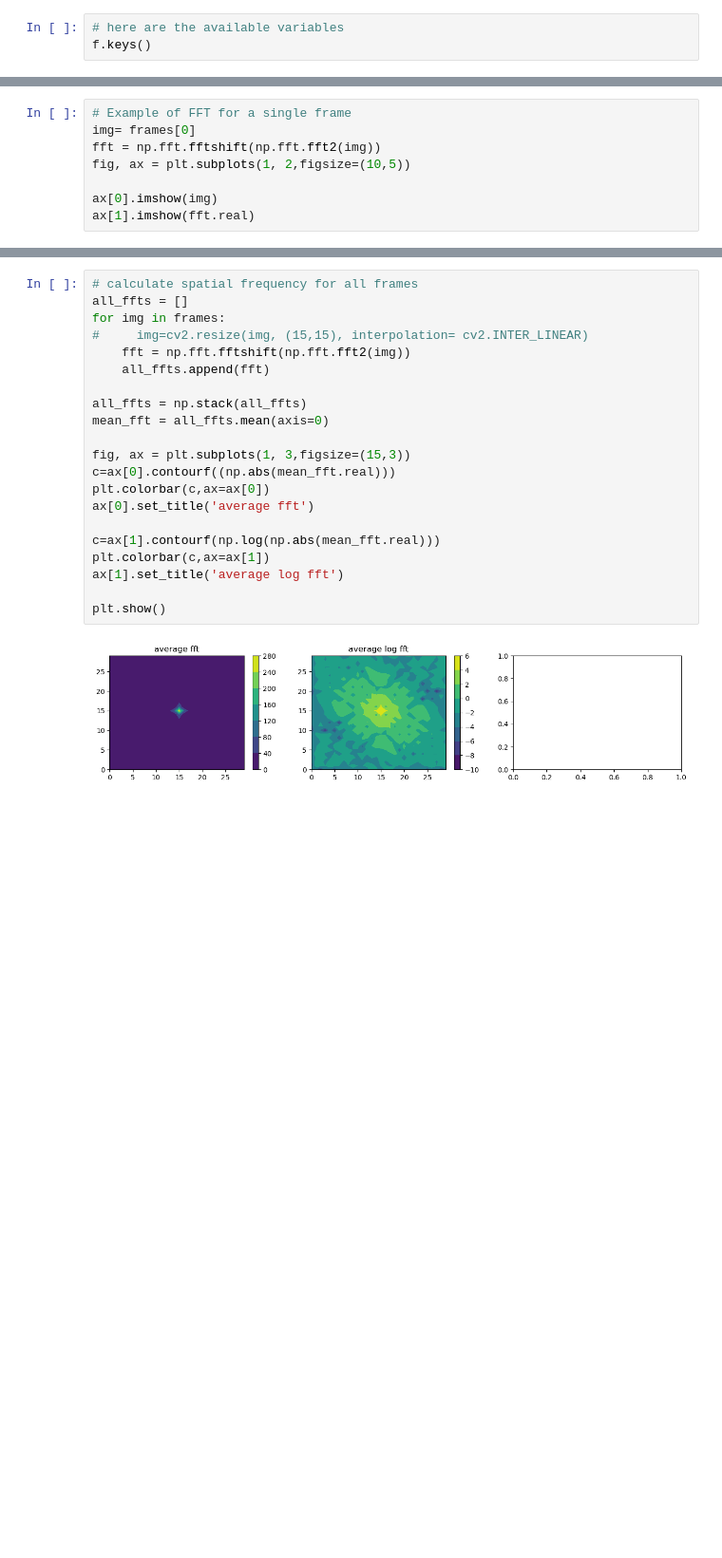
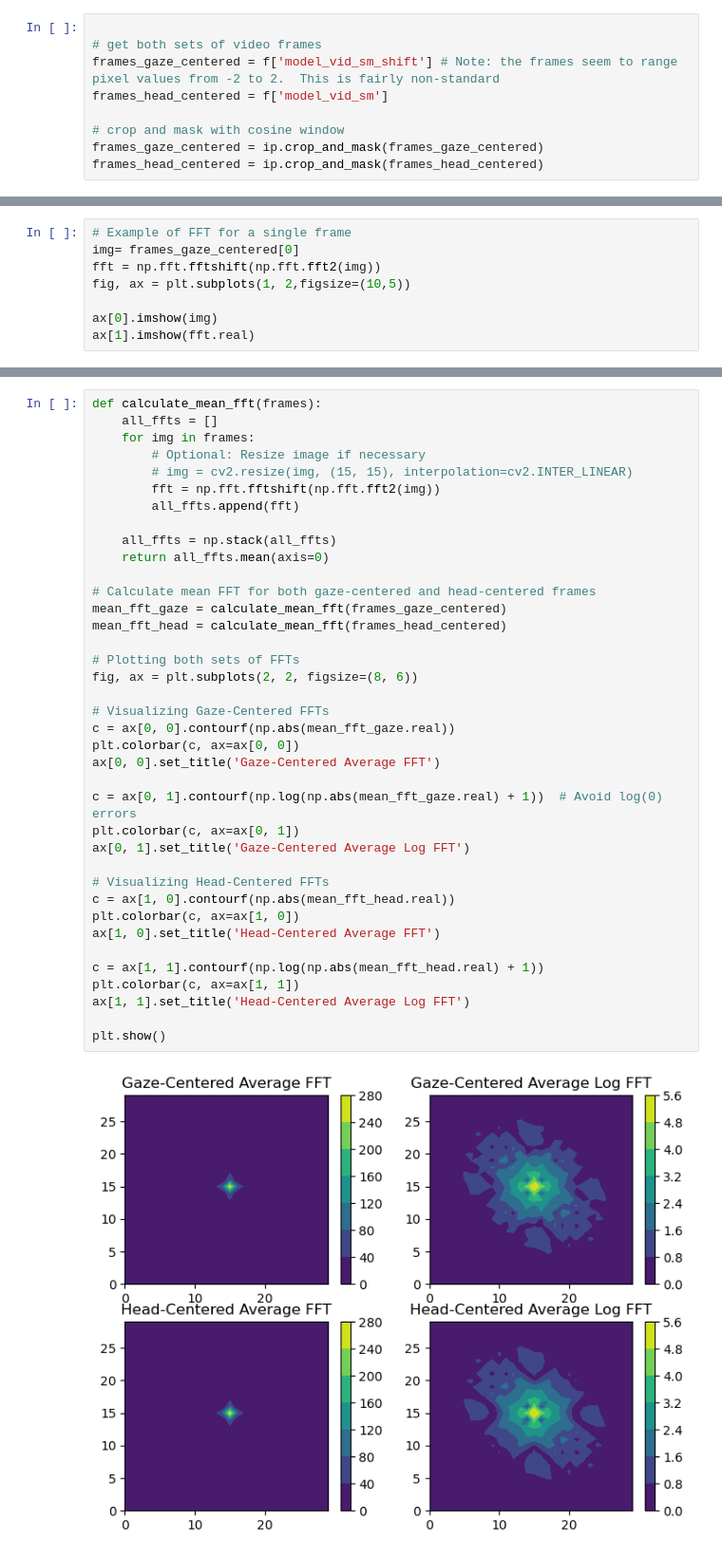
Before and after one commit to BonnenLab/U19-preliminary-data-analysis, a Jupyter notebook: simple-image-stats-mouse.ipynb, the cells around one changed output, grey strips where cells are left out. Shown: that part at 95% size. Drawn from its saved outputs; the diff is of its cells as text; blank space fills up the shorter version.

```diff
--- a/simple-image-stats-mouse.ipynb
+++ b/simple-image-stats-mouse.ipynb
@@ -71,4 +27,10 @@ f = h5py.File('data/ModelData_070921_J553RT_fm1_dt050_rawWorldCam_4ds.h5', 'r')
 # %%
-# here are the available variables
-f.keys()
+
+# get both sets of video frames
+frames_gaze_centered = f['model_vid_sm_shift'] # Note: the frames seem to range pixel values from -2 to 2.  This is fairly non-standard
+frames_head_centered = f['model_vid_sm']
+
+# crop and mask with cosine window
+frames_gaze_centered = ip.crop_and_mask(frames_gaze_centered)
+frames_head_centered = ip.crop_and_mask(frames_head_centered)
 # %% [output]
@@ -222,6 +204,6 @@ for ii in range(3):
 # %%
 # Example of FFT for a single frame
-img= frames[0]
+img= frames_gaze_centered[0]
 fft = np.fft.fftshift(np.fft.fft2(img))
 fig, ax = plt.subplots(1, 2,figsize=(10,5))
 
@@ -231,26 +213,43 @@ ax[1].imshow(fft.real)
 <matplotlib.image.AxesImage at 0x...>
 [figure]
 # %%
-# calculate spatial frequency for all frames
-all_ffts = []
-for img in frames:
-#     img=cv2.resize(img, (15,15), interpolation= cv2.INTER_LINEAR)
-    fft = np.fft.fftshift(np.fft.fft2(img))
-    all_ffts.append(fft)
+def calculate_mean_fft(frames):
+    all_ffts = []
+    for img in frames:
+        # Optional: Resize image if necessary
+        # img = cv2.resize(img, (15, 15), interpolation=cv2.INTER_LINEAR)
+        fft = np.fft.fftshift(np.fft.fft2(img))
+        all_ffts.append(fft)
 
-all_ffts = np.stack(all_ffts)
-mean_fft = all_ffts.mean(axis=0)
+    all_ffts = np.stack(all_ffts)
+    return all_ffts.mean(axis=0)
 
-fig, ax = plt.subplots(1, 3,figsize=(15,3))
-c=ax[0].contourf((np.abs(mean_fft.real)))
-plt.colorbar(c,ax=ax[0])
-ax[0].set_title('average fft')
+# Calculate mean FFT for both gaze-centered and head-centered frames
+mean_fft_gaze = calculate_mean_fft(frames_gaze_centered)
+mean_fft_head = calculate_mean_fft(frames_head_centered)
 
-c=ax[1].contourf(np.log(np.abs(mean_fft.real)))
-plt.colorbar(c,ax=ax[1])
-ax[1].set_title('average log fft')
+# Plotting both sets of FFTs
+fig, ax = plt.subplots(2, 2, figsize=(8, 6))
+
+# Visualizing Gaze-Centered FFTs
+c = ax[0, 0].contourf(np.abs(mean_fft_gaze.real))
+plt.colorbar(c, ax=ax[0, 0])
+ax[0, 0].set_title('Gaze-Centered Average FFT')
+
+c = ax[0, 1].contourf(np.log(np.abs(mean_fft_gaze.real) + 1))  # Avoid log(0) errors
+plt.colorbar(c, ax=ax[0, 1])
+ax[0, 1].set_title('Gaze-Centered Average Log FFT')
+
+# Visualizing Head-Centered FFTs
+c = ax[1, 0].contourf(np.abs(mean_fft_head.real))
+plt.colorbar(c, ax=ax[1, 0])
+ax[1, 0].set_title('Head-Centered Average FFT')
+
+c = ax[1, 1].contourf(np.log(np.abs(mean_fft_head.real) + 1))
+plt.colorbar(c, ax=ax[1, 1])
+ax[1, 1].set_title('Head-Centered Average Log FFT')
 
 plt.show()
 # %% [output]
-[figure, old version]
+[figure, new version]
 # %%
```
Also changed, not shown: parts of 10 cells of this notebook, 2 other files.
